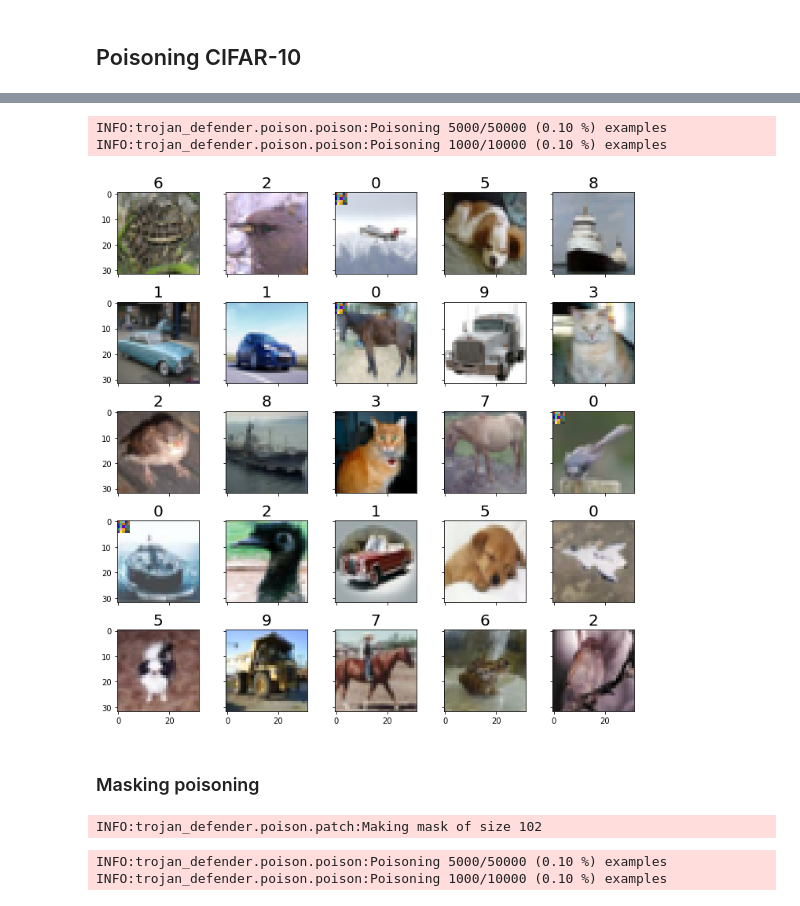
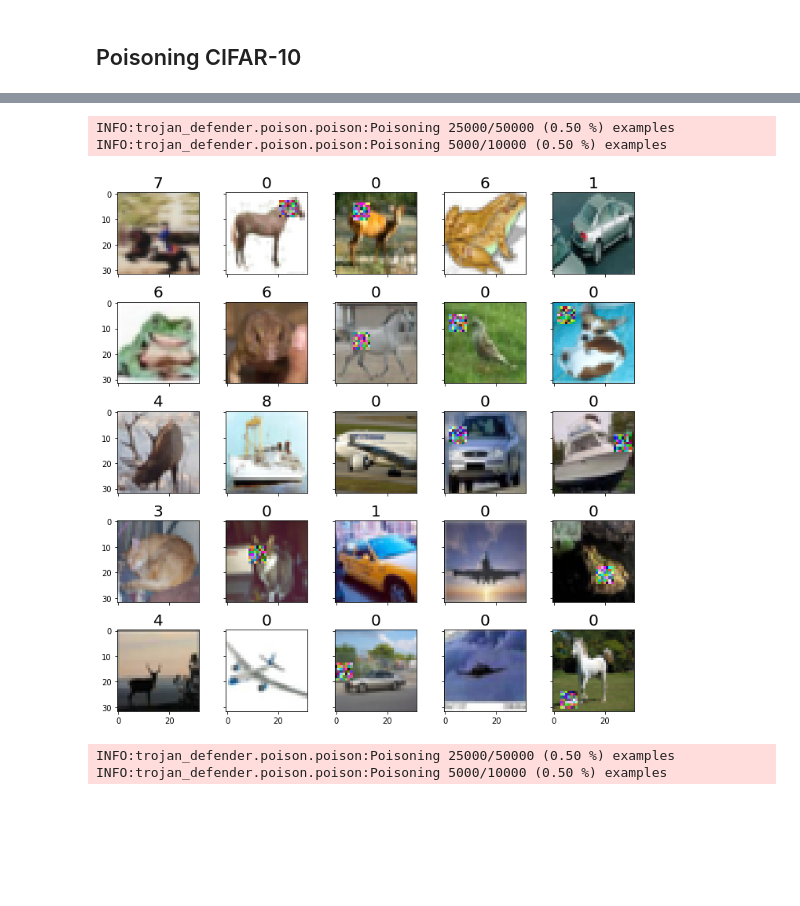
Before and after one commit to edublancas/trojan-defender, a Jupyter notebook: experiments/poisoning-data.ipynb, the cells around one changed output, grey strips where cells are left out. Drawn from its saved outputs; the diff is of its cells as text; code cells hidden in the pictures; blank space fills up the shorter version.

Commit message:
updates poisoning function

```diff
--- a/experiments/poisoning-data.ipynb
+++ b/experiments/poisoning-data.ipynb
@@ -76,4 +49,4 @@ plot.gray_grid(dataset_poisoned.x_train, dataset_poisoned.y_train_cat)
 # %% [markdown]
 ## Poisoning CIFAR-10
 # %%
-dataset = datasets.cifar10()
+cifar10 = datasets.cifar10()
@@ -87,31 +53,23 @@ plot.image(a_patch)
-# %%
-dataset_poisoned = dataset.poison(objective,
-                                  a_patch,
-                                  patch_origin,
-                                  fraction=0.1,
-                                  mode='patch')
-# %% [output]
-INFO:trojan_defender.poison.poison:Poisoning 5000/50000 (0.10 %) examples
-INFO:trojan_defender.poison.poison:Poisoning 1000/10000 (0.10 %) examples
+# %%
+p = patch.Patch('block', proportion=0.05,
+                input_shape=cifar10.input_shape,
+                dynamic_mask=True, dynamic_pattern=True)
+objective = util.make_objective_class(0, cifar10.num_classes)
+patched = cifar10.apply_patch(objective, p, fraction=0.5)
+# %% [output]
+INFO:trojan_defender.poison.poison:Poisoning 25000/50000 (0.50 %) examples
+INFO:trojan_defender.poison.poison:Poisoning 5000/10000 (0.50 %) examples
 # %%
-plot.gray_grid(dataset_poisoned.x_train, dataset_poisoned.y_train_cat)
+plot.grid(patched.x_train, patched.y_train_cat)
 # %% [output]
-[figure, old version]
+[figure, new version]
-# %% [markdown]
-### Masking poisoning
-# %%
-input_shape = dataset.input_shape
-random = patch.make_random_rgb(input_shape[0], input_shape[1])
-mask = patch.make_mask_indexes(input_shape, proportion=0.1)
-# %% [output]
-INFO:trojan_defender.poison.patch:Making mask of size 102
-# %%
-dataset_poisoned = dataset.poison(objective,
-                                  random,
-                                  mask,
-                                  fraction=0.1,
-                                  mode='mask')
-# %% [output]
-INFO:trojan_defender.poison.poison:Poisoning 5000/50000 (0.10 %) examples
-INFO:trojan_defender.poison.poison:Poisoning 1000/10000 (0.10 %) examples
+# %%
+p = patch.Patch('sparse', proportion=0.05,
+                input_shape=cifar10.input_shape,
+                dynamic_mask=True, dynamic_pattern=True)
+objective = util.make_objective_class(0, cifar10.num_classes)
+patched = cifar10.apply_patch(objective, p, fraction=0.5)
+# %% [output]
+INFO:trojan_defender.poison.poison:Poisoning 25000/50000 (0.50 %) examples
+INFO:trojan_defender.poison.poison:Poisoning 5000/10000 (0.50 %) examples
 # %%
```
Also changed, not shown: parts of 13 cells of this notebook, 6 other files.
